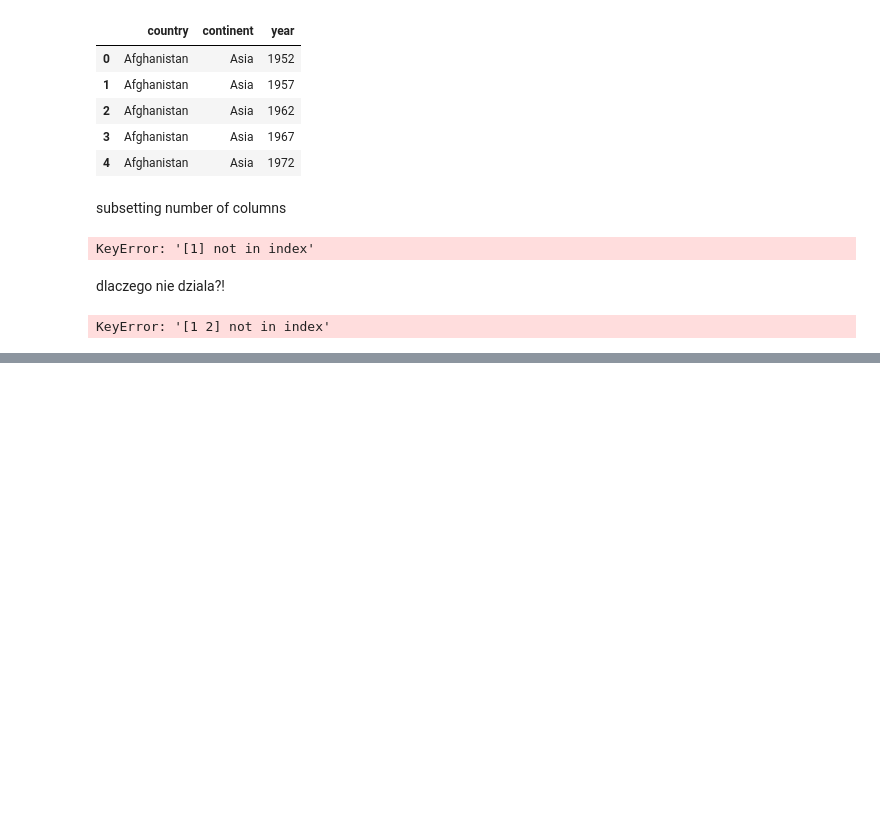
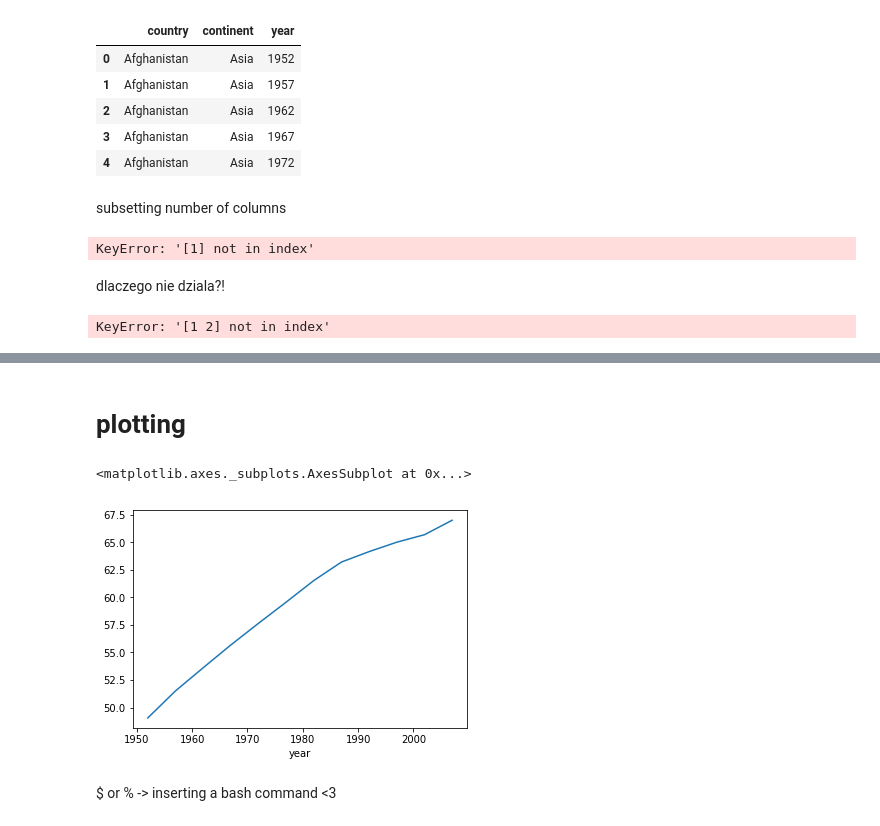
Before and after one commit to empro314/AITrain, a Jupyter notebook: pandasTutorial/pandasLearning.ipynb, the cells around one changed output, grey strips where cells are left out. Drawn from its saved outputs; the diff is of its cells as text; code cells hidden in the pictures; blank space fills up the shorter version.

```diff
--- a/pandasTutorial/pandasLearning.ipynb
+++ b/pandasTutorial/pandasLearning.ipynb
@@ -192,0 +359,13 @@ KeyError: '[1 2] not in index'
+# %% [markdown]
+# plotting
+# %%
+import matplotlib.pyplot as plt
+%matplotlib inline
+#magic command
+
+dataFrame.groupby(['year'])['lifeExp'].mean().plot()
+# %% [output]
+<matplotlib.axes._subplots.AxesSubplot at 0x...>
+[figure, added]
+# %% [markdown]
+$ or %  -> inserting a bash command <3
```
Also changed, not shown: parts of 27 cells of this notebook, 2 other files.
